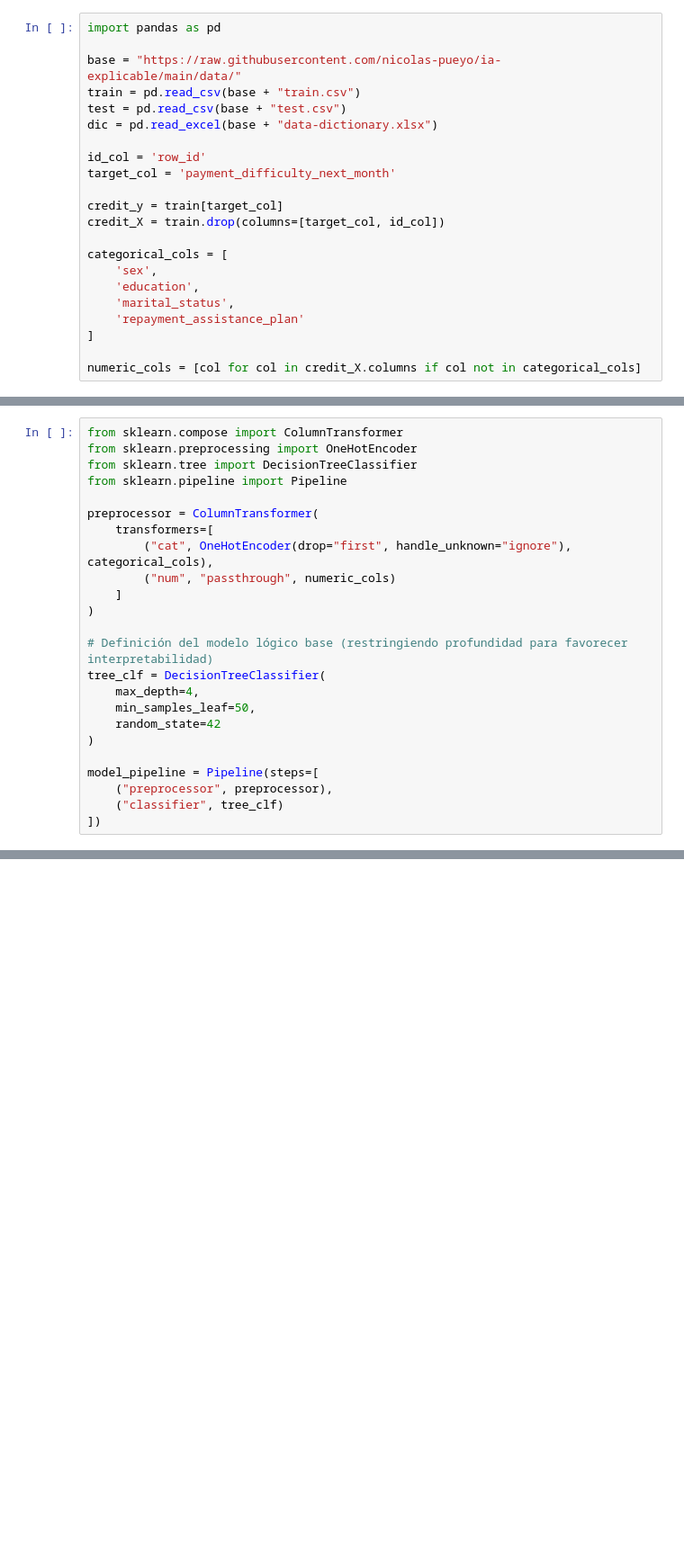
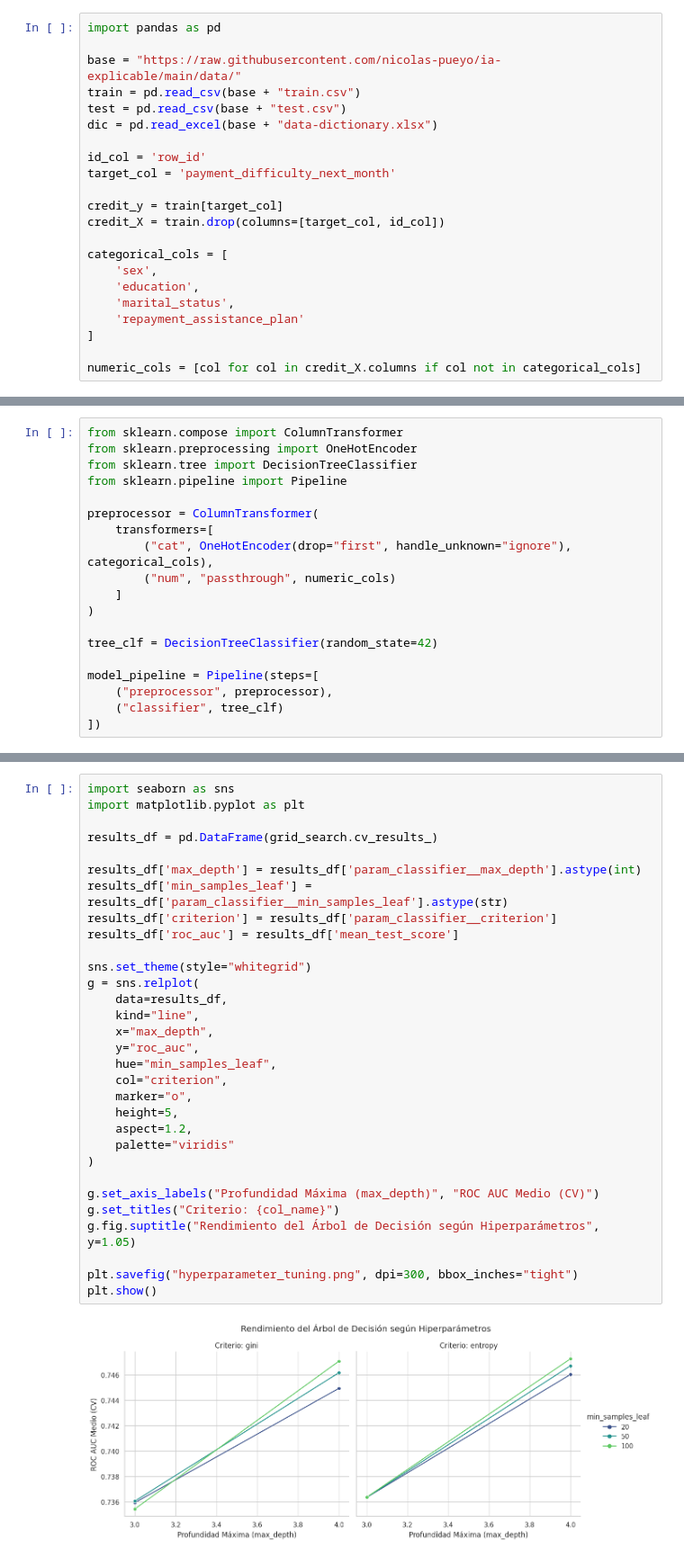
Before and after one commit to nicolas-pueyo/ia-explicable, a Jupyter notebook: notebooks/proyecto_iax.ipynb, the cells around one changed output, grey strips where cells are left out. Shown at 90% size. Drawn from its saved outputs; the diff is of its cells as text; blank space fills up the shorter version.

```diff
--- a/notebooks/proyecto_iax.ipynb
+++ b/notebooks/proyecto_iax.ipynb
@@ -58,12 +62,7 @@ preprocessor = ColumnTransformer(
     ]
 )
 
-# Definición del modelo lógico base (restringiendo profundidad para favorecer interpretabilidad)
-tree_clf = DecisionTreeClassifier(
-    max_depth=4,
-    min_samples_leaf=50,
-    random_state=42
-)
+tree_clf = DecisionTreeClassifier(random_state=42)
 
 model_pipeline = Pipeline(steps=[
     ("preprocessor", preprocessor),
@@ -71,0 +117,33 @@ model_pipeline = Pipeline(steps=[
+# %%
+import seaborn as sns
+import matplotlib.pyplot as plt
+
+results_df = pd.DataFrame(grid_search.cv_results_)
+
+results_df['max_depth'] = results_df['param_classifier__max_depth'].astype(int)
+results_df['min_samples_leaf'] = results_df['param_classifier__min_samples_leaf'].astype(str)
+results_df['criterion'] = results_df['param_classifier__criterion']
+results_df['roc_auc'] = results_df['mean_test_score']
+
+sns.set_theme(style="whitegrid")
+g = sns.relplot(
+    data=results_df,
+    kind="line",
+    x="max_depth",
+    y="roc_auc",
+    hue="min_samples_leaf",
+    col="criterion",
+    marker="o",
+    height=5,
+    aspect=1.2,
+    palette="viridis"
+)
+
+g.set_axis_labels("Profundidad Máxima (max_depth)", "ROC AUC Medio (CV)")
+g.set_titles("Criterio: {col_name}")
+g.fig.suptitle("Rendimiento del Árbol de Decisión según Hiperparámetros", y=1.05)
+
+plt.savefig("hyperparameter_tuning.png", dpi=300, bbox_inches="tight")
+plt.show()
+# %% [output]
+[figure, added]
```
Also changed, not shown: parts of 16 cells of this notebook.
